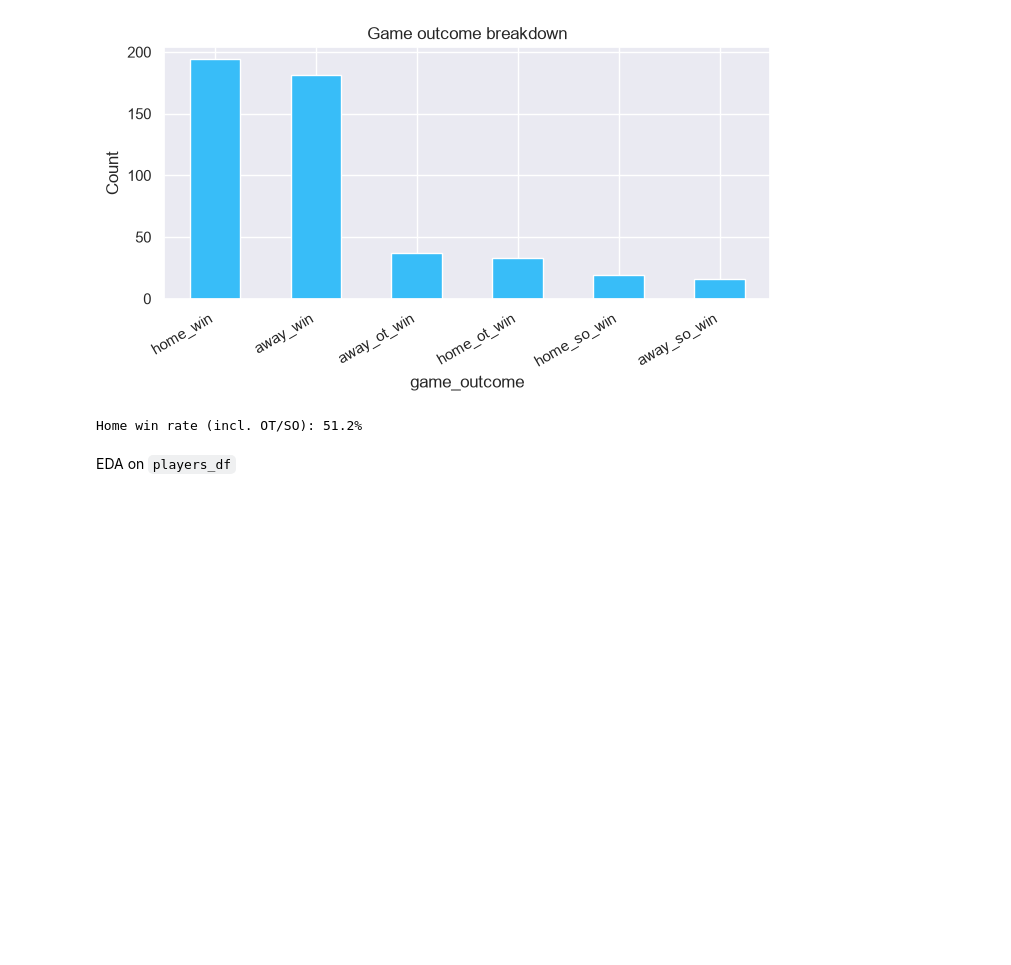
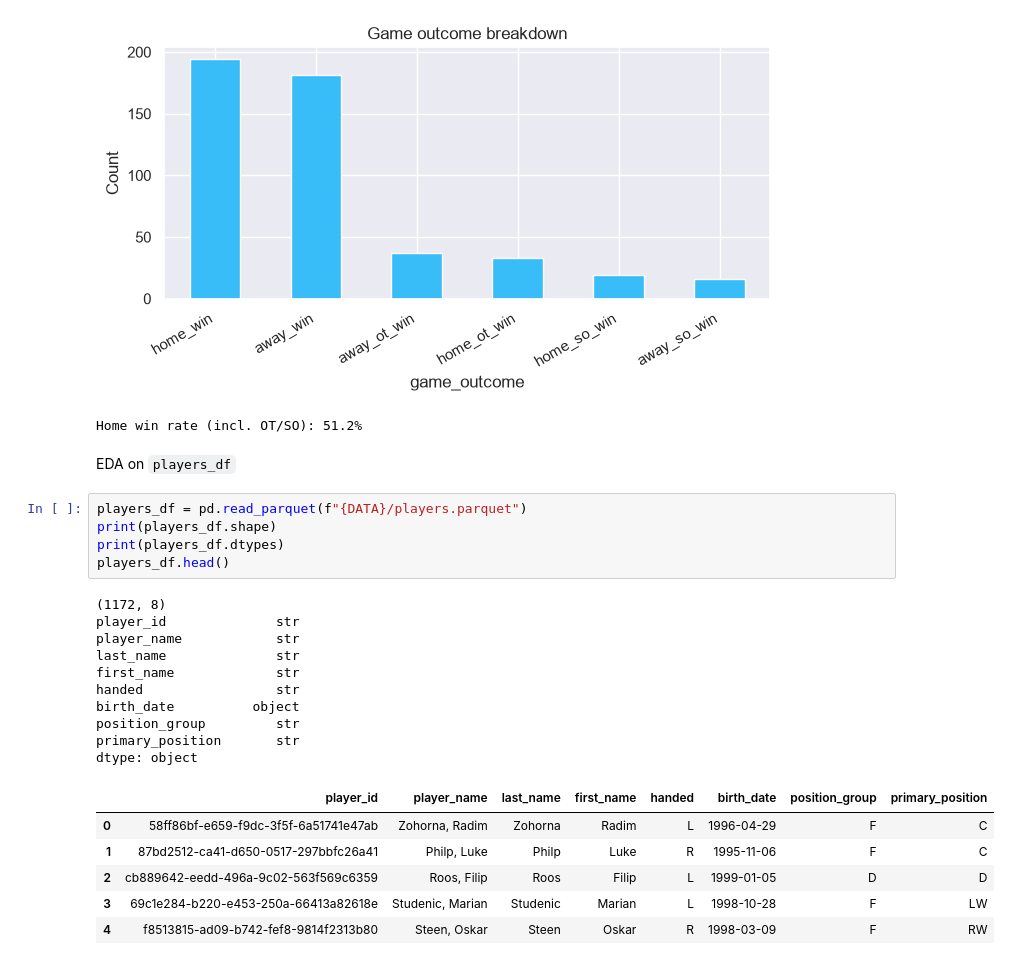
Before and after one commit to Nick3429/halo-forecheck-speed, a Jupyter notebook: eda.ipynb, the cells around one changed output. Saved outputs shown, nothing was run; the diff lists cells and outputs as text; blank space fills up the shorter version.

```diff
--- a/eda.ipynb
+++ b/eda.ipynb
@@ -128,3 +128,25 @@ print(f"Home win rate (incl. OT/SO): {home_win_rate:.1%}")
 Home win rate (incl. OT/SO): 51.2%
 # %% [markdown]
 EDA on `players_df`
+# %%
+players_df = pd.read_parquet(f"{DATA}/players.parquet")
+print(players_df.shape)
+print(players_df.dtypes)
+players_df.head()
+# %% [output]
+(1172, 8)
+player_id              str
+player_name            str
+last_name              str
+first_name             str
+handed                 str
+birth_date          object
+position_group         str
+primary_position       str
+dtype: object
+|  | player_id | player_name | last_name | first_name | handed | birth_date | position_group | primary_position |
+| 0 | 58ff86bf-e659-f9dc-3f5f-6a51741e47ab | Zohorna, Radim | Zohorna | Radim | L | 1996-04-29 | F | C |
+| 1 | 87bd2512-ca41-d650-0517-297bbfc26a41 | Philp, Luke | Philp | Luke | R | 1995-11-06 | F | C |
+| 2 | cb889642-eedd-496a-9c02-563f569c6359 | Roos, Filip | Roos | Filip | L | 1999-01-05 | D | D |
+| 3 | 69c1e284-b220-e453-250a-66413a82618e | Studenic, Marian | Studenic | Marian | L | 1998-10-28 | F | LW |
+| 4 | f8513815-ad09-b742-fef8-9814f2313b80 | Steen, Oskar | Steen | Oskar | R | 1998-03-09 | F | RW |
```
Also changed, not shown: parts of 5 cells of this notebook.
